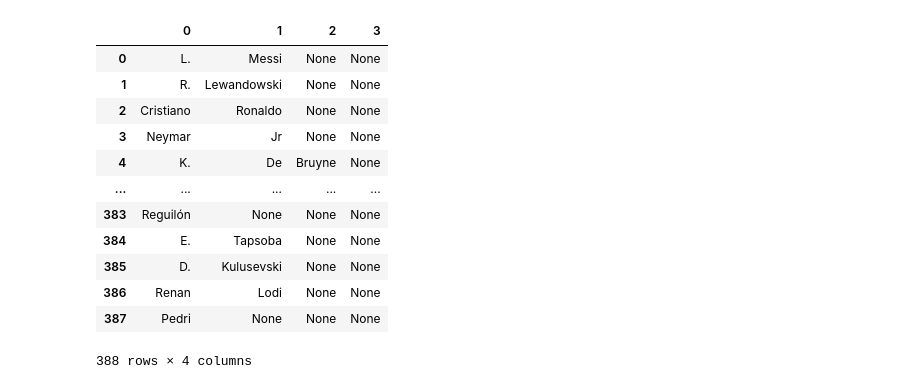
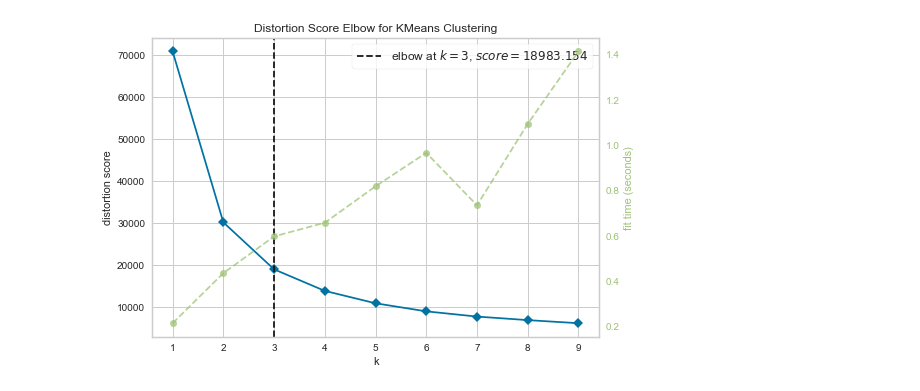
Before and after one commit to Prav040/Football_Analysis, a Jupyter notebook: Fifa/Kmeans_players22.ipynb, the cells around one changed output. Saved outputs shown, nothing was run; the diff lists cells and outputs as text; code cells hidden in the pictures.

```diff
--- a/Fifa/Kmeans_players22.ipynb
+++ b/Fifa/Kmeans_players22.ipynb
@@ -81,5 +68,9 @@ X_norm = pd.DataFrame(x_scaled)
 # %%
-from sklearn.decomposition import PCA
+def PCAnalyse(X_norm):
 
-pca = PCA(n_components=2)
-reduced = pd.DataFrame(pca.fit_transform(X_norm))
+    from sklearn.decomposition import PCA
+
+    pca = PCA(n_components=2)
+    reduced = pd.DataFrame(pca.fit_transform(X_norm))
+
+    return reduced
@@ -94,5 +121,7 @@ clusters = kmeans.labels_.tolist()
 # %%
-reduced['cluster'] = clusters
-reduced['name'] = names
-reduced.columns = ['x', 'y', 'cluster', 'name']
-reduced.head()
+def postprocessing(reduced, clusters, names):
+
+        reduced['cluster'] = clusters
+        reduced['name'] = names
+        reduced.columns = ['x', 'y', 'cluster', 'name']
+        return reduced
@@ -143,16 +149,27 @@ reduced
-# %%
-reduced.name.str.split(expand=True)
-# %% [output]
-|  | 0 | 1 | 2 | 3 |
-| 0 | L. | Messi | None | None |
-| 1 | R. | Lewandowski | None | None |
-| 2 | Cristiano | Ronaldo | None | None |
-| 3 | Neymar | Jr | None | None |
-| 4 | K. | De | Bruyne | None |
-| ... | ... | ... | ... | ... |
-| 383 | Reguilón | None | None | None |
-| 384 | E. | Tapsoba | None | None |
-| 385 | D. | Kulusevski | None | None |
-| 386 | Renan | Lodi | None | None |
-| 387 | Pedri | None | None | None |
-388 rows × 4 columns
+# %%
+def final_cluster(reduced, year, id):
+
+    df_neu = reduced.name.str.split(expand=True)
+
+
+ #   df_neu['name']=df_neu.apply(lambda x: max(x.dropna() ,key=len), axis=1)
+ #   reduced['name']=df_neu.apply(lambda x: max(x.dropna() ,key=len), axis=1)
+
+    reduced['jahr'] = year
+    reduced['id'] = id
+    return reduced[['id','cluster', 'name', 'jahr']]
+# %%
+#data = readcsv('players_22.csv')
+data = readfiles()
+df, names, year, id = data_clean(data)
+X_norm = skalieren(df)
+reduced = PCAnalyse(X_norm)
+reduced.columns = ['x', 'y']
+elbow_method(reduced)
+#elbow_method2(reduced)
+labels, cluster = clustering(reduced)
+postprocessing(reduced, cluster, names)
+#cluster_visualisierung(reduced)
+result = final_cluster(reduced, year, id)
+# %% [output]
+[figure, added]
```
Also changed, not shown: parts of 20 cells of this notebook, 8 other files.
